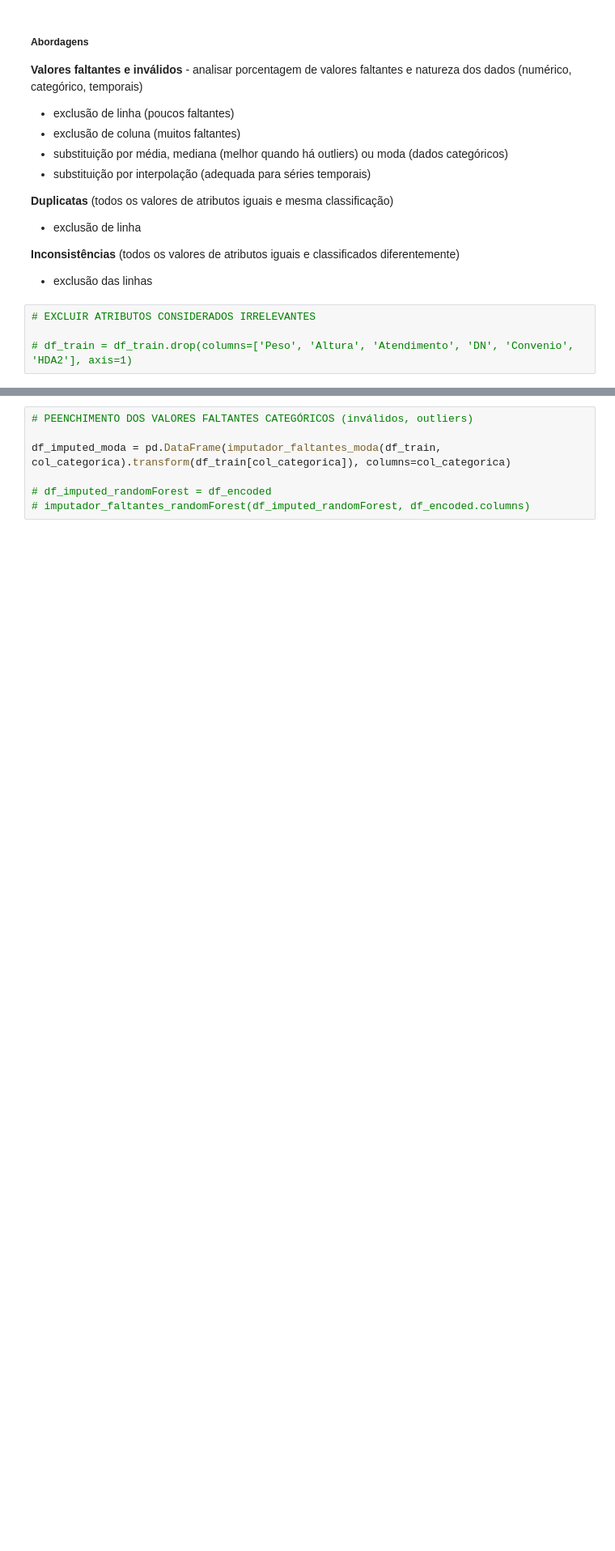
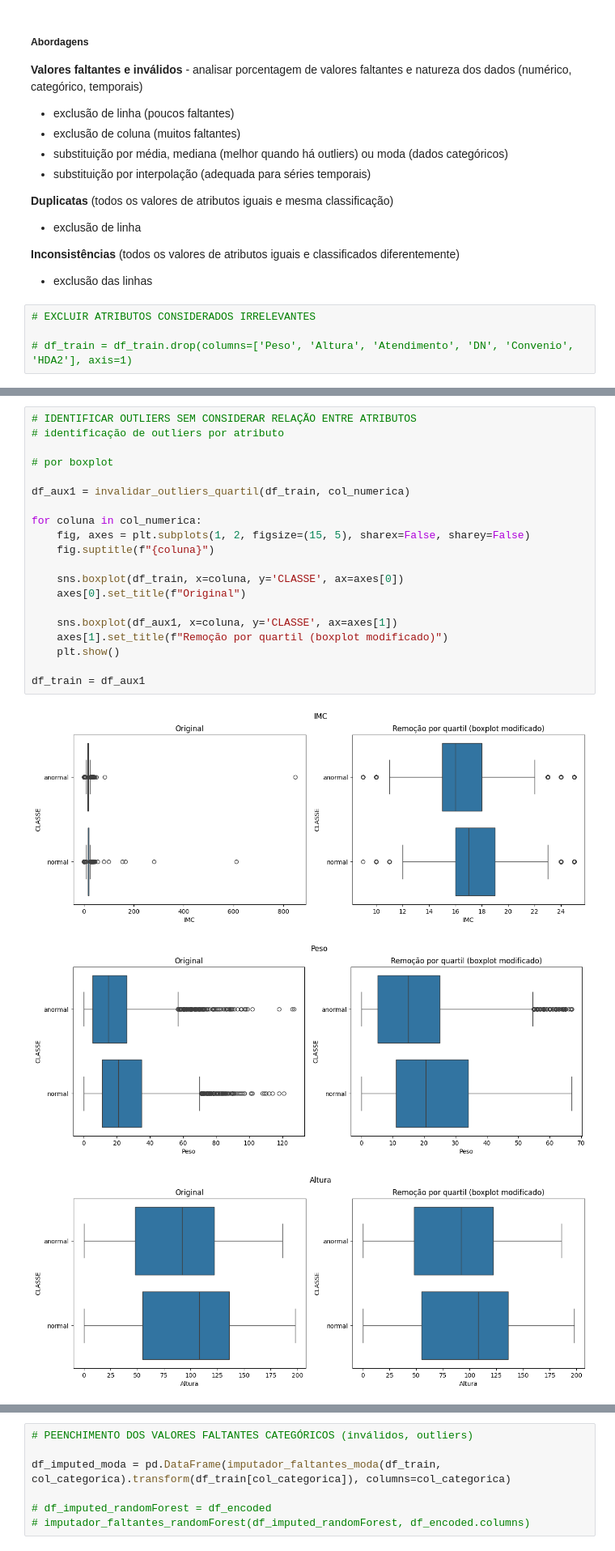
Before and after one commit to lauranaomiseto/projeto-AM, a Jupyter notebook: main.ipynb, the cells around one changed output, grey strips where cells are left out. Shown at 81% size. Saved outputs shown, nothing was run; the diff lists cells and outputs as text; blank space fills up the shorter version.

```diff
--- a/main.ipynb
+++ b/main.ipynb
@@ -306,0 +320,24 @@ plt.show()
+# %%
+# IDENTIFICAR OUTLIERS SEM CONSIDERAR RELAÇÃO ENTRE ATRIBUTOS
+# identificação de outliers por atributo
+
+# por boxplot
+
+df_aux1 = invalidar_outliers_quartil(df_train, col_numerica)
+
+for coluna in col_numerica:
+    fig, axes = plt.subplots(1, 2, figsize=(15, 5), sharex=False, sharey=False)
+    fig.suptitle(f"{coluna}")
+
+    sns.boxplot(df_train, x=coluna, y='CLASSE', ax=axes[0])
+    axes[0].set_title(f"Original")
+
+    sns.boxplot(df_aux1, x=coluna, y='CLASSE', ax=axes[1])
+    axes[1].set_title(f"Remoção por quartil (boxplot modificado)")
+    plt.show()
+
+df_train = df_aux1
+# %% [output]
+[figure, added]
+[figure, added]
+[figure, added]
```
Also changed, not shown: parts of 23 cells of this notebook.
